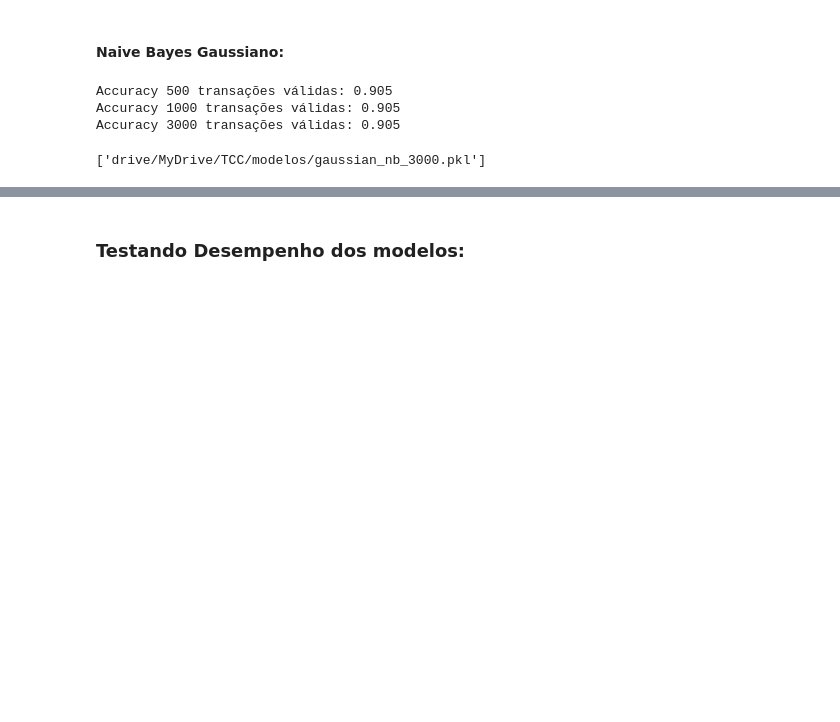
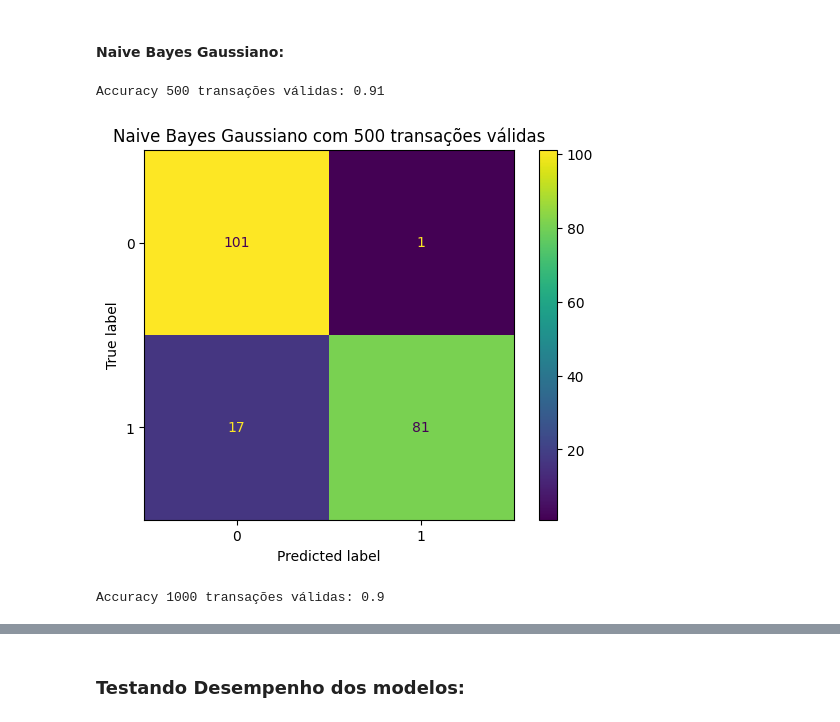
Before and after one commit to ProjektVek/TCC-UNIP, a Jupyter notebook: TCC.ipynb, the cells around one changed output, grey strips where cells are left out. Saved outputs shown, nothing was run; the diff lists cells and outputs as text; code cells hidden in the pictures; blank space fills up the shorter version.

Commit message:
Added Confusion Matrix

```diff
--- a/TCC.ipynb
+++ b/TCC.ipynb
@@ -277,38 +275,3 @@ from sklearn.metrics import accuracy_score
 import joblib
 # %% [markdown]
 #### Naive Bayes Gaussiano:
-# %%
-# Treinar com o modelo Gausian Naives Bayes
-test = pnd.concat([fraud_test, valid_test[:102]])
-test_class = pnd.concat([fraud_test_class, valid_test_class[:102]])
-
-model_folder = "drive/MyDrive/TCC/modelos/"
-
-GNB = GaussianNB()
-GNB.fit(data_train_500, class_train_500)
-predict_gausian_500 = GNB.predict(test)
-print(f'Accuracy 500 transações válidas: {accuracy_score(test_class, predict_gausian_500)}')
-
-model_archive = "gaussian_nb_500.pkl"
-joblib.dump(GNB, (model_folder + model_archive))
-
-GNB = GaussianNB()
-GNB.fit(data_train_1000, class_train_1000)
-predict_gausian_1000 = GNB.predict(test)
-print(f'Accuracy 1000 transações válidas: {accuracy_score(test_class, predict_gausian_1000)}')
-
-model_archive = "gaussian_nb_1000.pkl"
-joblib.dump(GNB, (model_folder + model_archive))
-
-GNB = GaussianNB()
-GNB.fit(data_train_3000, class_train_3000)
-predict_gausian_3000 = GNB.predict(test)
-print(f'Accuracy 3000 transações válidas: {accuracy_score(test_class, predict_gausian_3000)}')
-
-model_archive = "gaussian_nb_3000.pkl"
-joblib.dump(GNB, (model_folder + model_archive))
-# %% [output]
-Accuracy 500 transações válidas: 0.905
-Accuracy 1000 transações válidas: 0.905
-Accuracy 3000 transações válidas: 0.905
-['drive/MyDrive/TCC/modelos/gaussian_nb_3000.pkl']
@@ -314,0 +284,13 @@ Accuracy 3000 transações válidas: 0.905
+# %%
+GNB = GaussianNB()
+GNB.fit(data_train_500, class_train_500)
+predict_gausian_500 = GNB.predict(test)
+print(f'Accuracy 500 transações válidas: {accuracy_score(test_class, predict_gausian_500)}')
+# %% [output]
+Accuracy 500 transações válidas: 0.91
+# %%
+ConfusionMatrixDisplay.from_predictions(test_class, predict_gausian_500)
+plot.title('Naive Bayes Gaussiano com 500 transações válidas')
+plot.show()
+# %% [output]
+[figure, added]
@@ -314,0 +300,7 @@ Accuracy 3000 transações válidas: 0.905
+# %%
+GNB = GaussianNB()
+GNB.fit(data_train_1000, class_train_1000)
+predict_gausian_1000 = GNB.predict(test)
+print(f'Accuracy 1000 transações válidas: {accuracy_score(test_class, predict_gausian_1000)}')
+# %% [output]
+Accuracy 1000 transações válidas: 0.9
```
Also changed, not shown: parts of 38 cells of this notebook.
